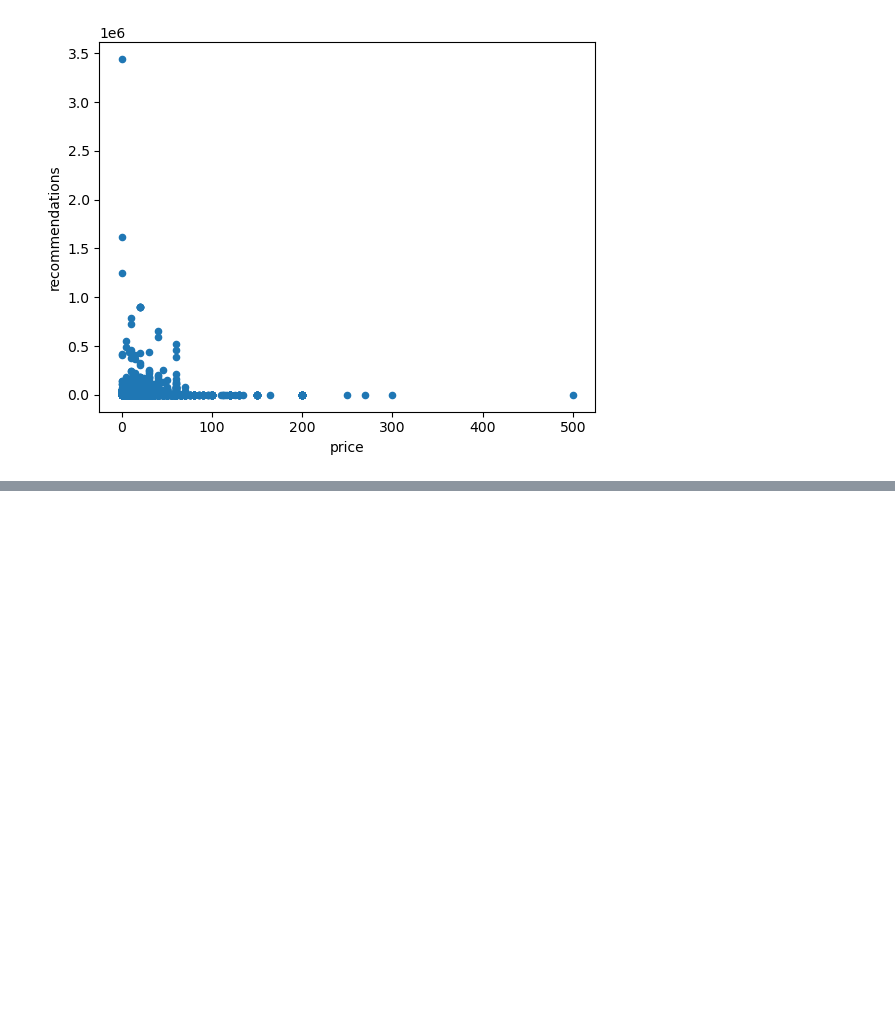
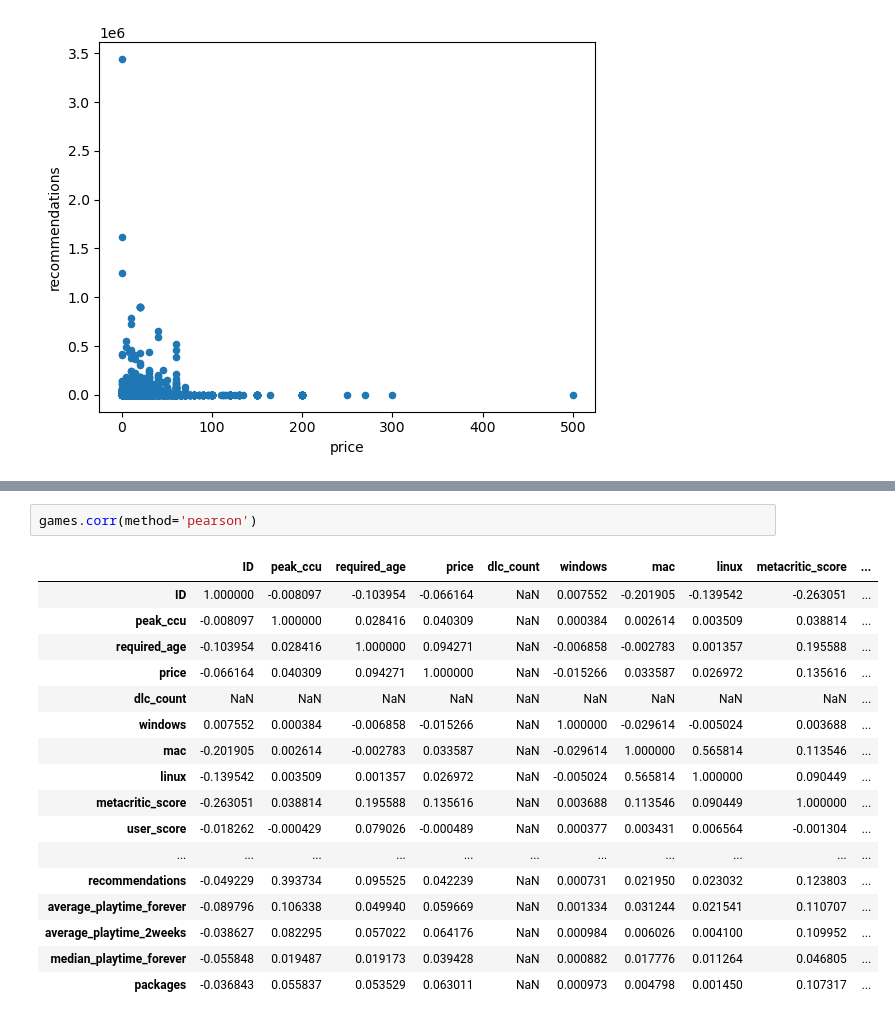
Before and after one commit to Rain0rShine/Artificial-Intelligence, a Jupyter notebook: Semester 1/Games/Games.ipynb, the cells around one changed output, grey strips where cells are left out. Saved outputs shown, nothing was run; the diff lists cells and outputs as text; blank space fills up the shorter version.

```diff
--- a/Semester 1/Games/Games.ipynb
+++ b/Semester 1/Games/Games.ipynb
@@ -71,0 +90,20 @@ gamesRemoved.plot.scatter(x ='price', y= 'recommendations', s=None, c=None)
+# %%
+games.corr(method='pearson')
+# %% [output]
+|  | ID | peak_ccu | required_age | price | dlc_count | windows | mac | linux | metacritic_score | ... |
+| ID | 1.000000 | -0.008097 | -0.103954 | -0.066164 | NaN | 0.007552 | -0.201905 | -0.139542 | -0.263051 | ... |
+| peak_ccu | -0.008097 | 1.000000 | 0.028416 | 0.040309 | NaN | 0.000384 | 0.002614 | 0.003509 | 0.038814 | ... |
+| required_age | -0.103954 | 0.028416 | 1.000000 | 0.094271 | NaN | -0.006858 | -0.002783 | 0.001357 | 0.195588 | ... |
+| price | -0.066164 | 0.040309 | 0.094271 | 1.000000 | NaN | -0.015266 | 0.033587 | 0.026972 | 0.135616 | ... |
+| dlc_count | NaN | NaN | NaN | NaN | NaN | NaN | NaN | NaN | NaN | ... |
+| windows | 0.007552 | 0.000384 | -0.006858 | -0.015266 | NaN | 1.000000 | -0.029614 | -0.005024 | 0.003688 | ... |
+| mac | -0.201905 | 0.002614 | -0.002783 | 0.033587 | NaN | -0.029614 | 1.000000 | 0.565814 | 0.113546 | ... |
+| linux | -0.139542 | 0.003509 | 0.001357 | 0.026972 | NaN | -0.005024 | 0.565814 | 1.000000 | 0.090449 | ... |
+| metacritic_score | -0.263051 | 0.038814 | 0.195588 | 0.135616 | NaN | 0.003688 | 0.113546 | 0.090449 | 1.000000 | ... |
+| user_score | -0.018262 | -0.000429 | 0.079026 | -0.000489 | NaN | 0.000377 | 0.003431 | 0.006564 | -0.001304 | ... |
+| ... | ... | ... | ... | ... | ... | ... | ... | ... | ... | ... |
+| recommendations | -0.049229 | 0.393734 | 0.095525 | 0.042239 | NaN | 0.000731 | 0.021950 | 0.023032 | 0.123803 | ... |
+| average_playtime_forever | -0.089796 | 0.106338 | 0.049940 | 0.059669 | NaN | 0.001334 | 0.031244 | 0.021541 | 0.110707 | ... |
+| average_playtime_2weeks | -0.038627 | 0.082295 | 0.057022 | 0.064176 | NaN | 0.000984 | 0.006026 | 0.004100 | 0.109952 | ... |
+| median_playtime_forever | -0.055848 | 0.019487 | 0.019173 | 0.039428 | NaN | 0.000882 | 0.017776 | 0.011264 | 0.046805 | ... |
+| packages | -0.036843 | 0.055837 | 0.053529 | 0.063011 | NaN | 0.000973 | 0.004798 | 0.001450 | 0.107317 | ... |
```
Also changed, not shown: parts of 6 cells of this notebook.
